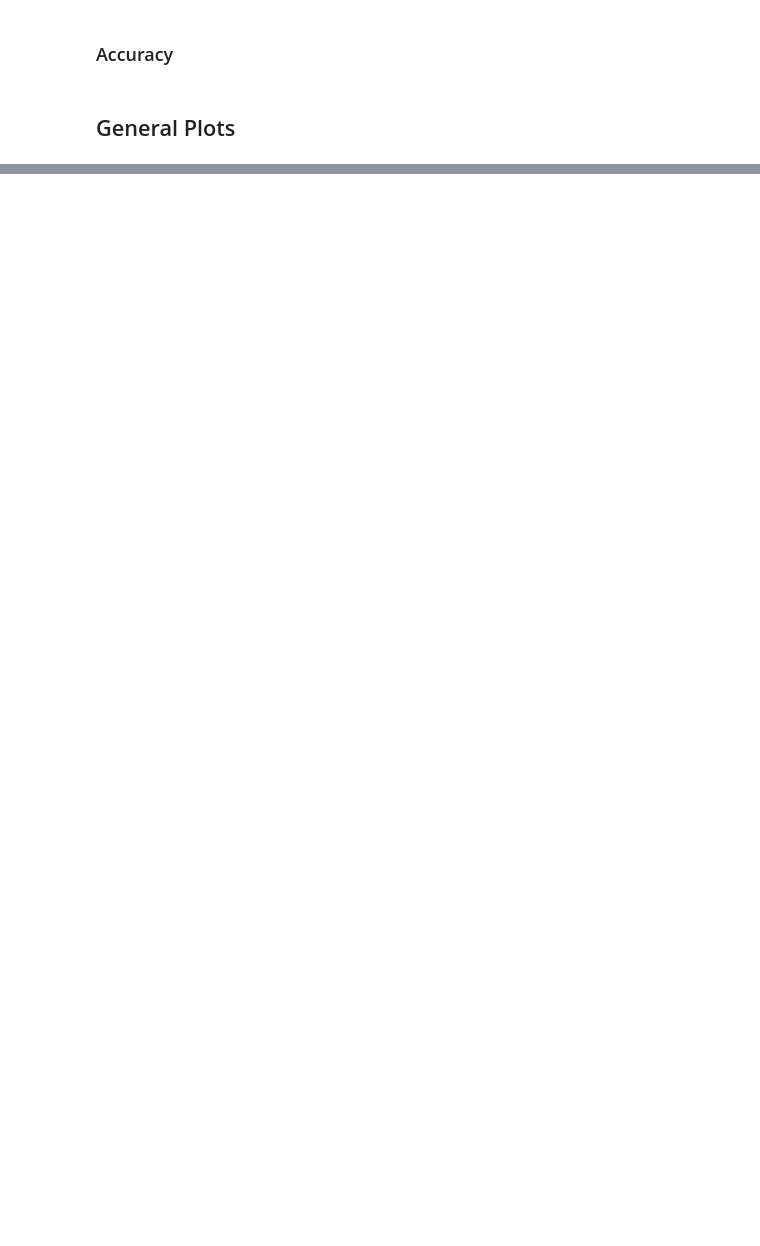
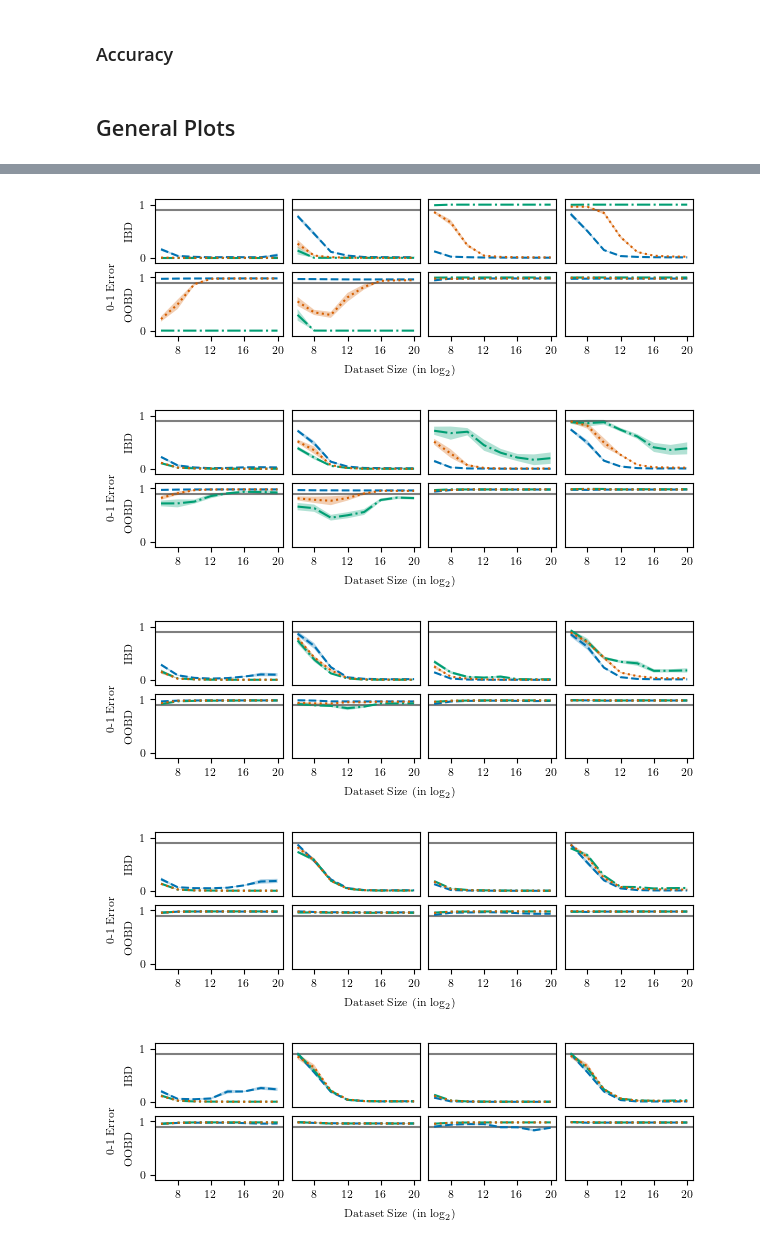
Before and after one commit to chanb/simple_icl, a Jupyter notebook: plot_utils/plot_num_contexts.ipynb, the cells around one changed output, grey strips where cells are left out. Drawn from its saved outputs; the diff is of its cells as text; code cells hidden in the pictures; blank space fills up the shorter version.

```diff
--- a/plot_utils/plot_num_contexts.ipynb
+++ b/plot_utils/plot_num_contexts.ipynb
@@ -38,7 +38,7 @@ if repo_path.startswith("/Users"):
     plt.rcParams.update(pgf_with_latex)
 # %%
 variant_name = "synthetic-transformer-num_contexts"
-variant_name = "omniglot-num_contexts"
+# variant_name = "omniglot-num_contexts"
 
 if variant_name.startswith("synthetic"):
     dataset_scale = np.log2
@@ -342,13 +366,17 @@ for num_contexts in num_contextss:
 # %%
 map_eval = {
-    "eval-relevant_context-high_prob": "Rel. Context, High-freq.",
-    "eval-relevant_context-low_prob": "Rel. Context, Low-freq.",
-    "eval-irrelevant_context-high_prob": "Irrel. Context, High-freq.",
-    "eval-irrelevant_context-low_prob": "Irrel. Context, Low-freq.",
-    "eval-relevant_context-high_prob-flip_label": "Rel. Context, High-freq.",
-    "eval-relevant_context-low_prob-flip_label": "Rel. Context, Low-freq.",
-    "eval-irrelevant_context-high_prob-flip_label": "Irrel. Context, High-freq.",
-    "eval-irrelevant_context-low_prob-flip_label": "Irrel. Context, Low-freq.",
+    "eval-relevant_context-high_prob": "Rel. Cont., $C_H$",
+    "eval-relevant_context-low_prob": "Rel. Cont., $C_L$",
+    "eval-irrelevant_context-high_prob": "Irrel. Cont., $C_H$",
+    "eval-irrelevant_context-low_prob": "Irrel. Cont., $C_L$",
+    "eval-relevant_context-high_prob-flip_label": "Rel. Cont., $C_H$",
+    "eval-relevant_context-low_prob-flip_label": "Rel. Cont., $C_L$",
+    "eval-irrelevant_context-high_prob-flip_label": "Irrel. Cont., $C_H$",
+    "eval-irrelevant_context-low_prob-flip_label": "Irrel. Cont., $C_L$",
+    "eval-relevant_context-none": "Rel. Context, IBD",
+    "eval-relevant_context-none-flip_label": "Rel. Context, OOBD",
+    "eval-irrelevant_context-none": "Irrel. Context, High-freq., IBD",
+    "eval-irrelevant_context-none-flip_label": "Irrel. Context, OOBD",
 }
 
 eval_namess = [
@@ -365,12 +393,32 @@ eval_namess = [
         "eval-irrelevant_context-low_prob-flip_label",
     ],
 ]
+
+map_ls = {
+    "iw": "--",
+    "ic": "-.",
+    "transformer": ":",
+}
+if variant_name.startswith("synthetic"):
+    base = 4.0
+else:
+    base = 2.0
+
+num_rows = 2
+num_cols = 4
+
 for num_contexts in num_contextss:
-    fig, axes = plt.subplots(2, 4, figsize=(10, 5))
+    fig, axes = plt.subplots(
+        num_rows,
+        num_cols,
+        figsize=set_size(doc_width_pt, 0.95, (num_rows, num_cols), use_golden_ratio=True),
+        layout="constrained",
+    )
     for row_i, eval_names in enumerate(eval_namess):
         for eval_i, eval_name in enumerate(eval_names):
             ax = axes[row_i, eval_i]
             # ax = axes[eval_i]
+            ax.axhline(chance_error, label="Chance" if eval_i == 0 and row_i == 0 else "", c="black", linestyle="-", alpha=0.5)
             for model_type in model_types:
                 losses_mean = []
                 losses_std = []
@@ -384,42 +432,55 @@ for num_contexts in num_contextss:
                         & (stats["dataset_size"] == f"{dataset_size}")
                         & (stats["model_type"] == f"{model_type}")
                     ]["stats"].to_list()))
                     best_idx = best_idxes[(
                         model_type, p_relevant_context, num_contexts, dataset_size
                     )]
                     sample = data[np.arange(num_seeds), best_idx]
                     curr_mean = np.mean(sample)
                     curr_std = np.std(sample)
 
                     losses_mean.append(curr_mean)
                     losses_std.append(curr_std)
 
                 losses_mean = np.array(losses_mean)
                 losses_std = np.array(losses_std) / np.sqrt(num_seeds)
 
-                ax.plot(dataset_scale(np.array(dataset_sizes)), losses_mean, label=map_label[model_type] if eval_i == 0 and row_i == 0 else "")
+                ax.plot(dataset_scale(np.array(dataset_sizes)), losses_mean, label=map_label[model_type] if eval_i == 0 and row_i == 0 else "", linestyle=map_ls[model_type])
                 ax.fill_between(dataset_scale(np.array(dataset_sizes)), losses_mean - losses_std, losses_mean + losses_std, alpha=0.3)
 
-            ax.set_title(map_eval[eval_name])
-            ax.axhline(chance_error, label="Chance" if eval_i == 0 and row_i == 0 else "", c="red", linestyle="--")
             ax.set_ylim(-0.1, 1.1)
+            loc = plticker.MultipleLocator(base=base) # this locator puts ticks at regular intervals
+            ax.xaxis.set_major_locator(loc)
 
             if eval_i == 0:
-                ax.set_ylabel("In-base Dist." if row_i == 0 else "Out-of-base Dist.")
+                ax.set_ylabel("IBD" if row_i == 0 else "OOBD", fontsize="8",)
 
-    fig.suptitle("Context Length: {}".format(num_contexts))
-    fig.supylabel("0-1 Error")
-    fig.supxlabel("Dataset Size {}".format(dataset_unit))
+            if eval_i > 0:
+                ax.set_yticks([])
+
+            if row_i == 0:
+                ax.set_title(map_eval[eval_name], fontsize="8",)
+                ax.set_xticks([])
+
+    fig.supylabel("0-1 Error", fontsize="8",)
+    fig.supxlabel("Dataset Size {}".format(dataset_unit), fontsize="8",)
     fig.legend(
         bbox_to_anchor=(0.0, 1.0, 1.0, 0.0),
         loc="lower center",
         ncols=4,
         borderaxespad=0.0,
         frameon=True,
         fontsize="8",
     )
-    fig.tight_layout()
-    plt.show()
+    # fig.tight_layout()
+    # plt.show()
+    plt.savefig("{}-context_len-num_contexts_{}.pdf".format(variant_name, num_contexts), dpi=600, format="pdf", bbox_inches="tight")
+# %% [output]
+[figure, added]
+[figure, added]
+[figure, added]
+[figure, added]
+[figure, added]
 # %%
 map_eval = {
     "eval-relevant_context-high_prob": "Rel. Context, High-freq.",
```
Also changed, not shown: parts of 6 cells of this notebook, 9 other files.
